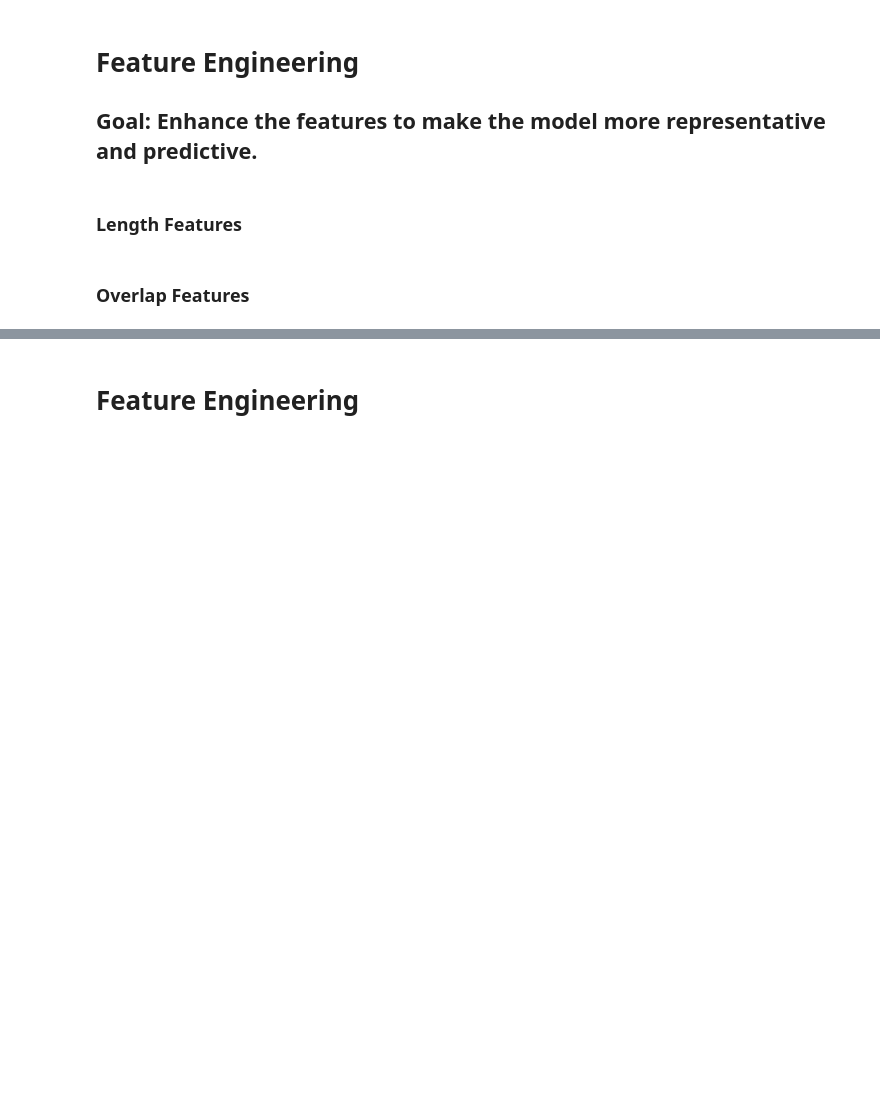
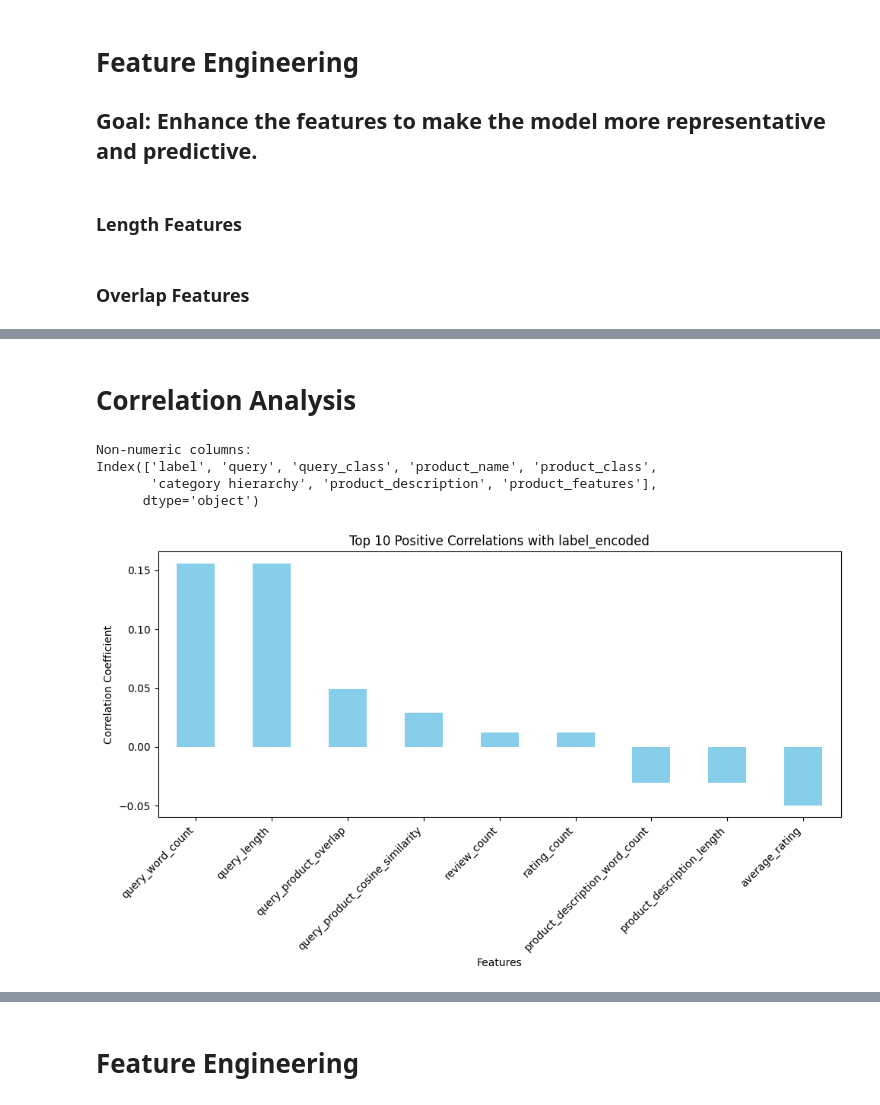
Before and after one commit to cody-mckeon/Search_Relevance, a Jupyter notebook: search_relevance.ipynb, the cells around one changed output, grey strips where cells are left out. Cells and saved outputs as stored; diff of their text form; code cells hidden in the pictures; blank space fills up the shorter version.

```diff
--- a/search_relevance.ipynb
+++ b/search_relevance.ipynb
@@ -420,0 +442,12 @@ fe_merged_df['query_product_overlap'] = merged_df.apply(lambda x: count_common_w
+# %%
+# Use Cosine Similarity between vectorized query and product description
+# Vectorize the 'query' and 'product_description' columns using CountVectorizer
+count_vectorizer = CountVectorizer()
+query_vectors = count_vectorizer.fit_transform(fe_merged_df['query'])
+product_description_vectors = count_vectorizer.transform(fe_merged_df['product_description'])
+
+# Calculate cosine similarity between query vectors and product description vectors
+cosine_similarities = [cosine_similarity(query_vectors[i], product_description_vectors[i])[0][0] for i in range(query_vectors.shape[0])]
+
+# Add cosine similarity to the DataFrame
+fe_merged_df['query_product_cosine_similarity'] = cosine_similarities
@@ -420,0 +517,50 @@ fe_merged_df['query_product_overlap'] = merged_df.apply(lambda x: count_common_w
+# %% [markdown]
+# Correlation Analysis
+# %%
+from sklearn.preprocessing import LabelEncoder
+
+correlation_fe_df = fe_merged_df.copy()
+
+# Initialize the LabelEncoder
+label_encoder = LabelEncoder()
+
+# Fit and transform the 'label' column
+correlation_fe_df['label_encoded'] = label_encoder.fit_transform(fe_merged_df['label'])
+
+# Drop Id column
+correlation_fe_df = correlation_fe_df.drop(columns=['id', 'product_id', 'query_id'])
+# %%
+# Identify non-numeric columns
+non_numeric_columns = correlation_fe_df.select_dtypes(include=['object']).columns
+
+# Print the names of non-numeric columns
+if len(non_numeric_columns) > 0:
+  print("Non-numeric columns:")
+  print(non_numeric_columns)
+else:
+  print("All columns are numeric.")
+# %% [output]
+Non-numeric columns:
+Index(['label', 'query', 'query_class', 'product_name', 'product_class',
+       'category hierarchy', 'product_description', 'product_features'],
+      dtype='object')
+# %%
+# Calculate the correlation matrix focusing on the correlation with 'label_encoded'
+correlation_fe_matrix = correlation_fe_df.select_dtypes(include=['number']).corr() # Select only numeric columns for correlation calculation
+correlation_fe_with_label = correlation_fe_matrix['label_encoded'].sort_values(ascending=False)
+
+# Extract the top positive and negative correlations with 'label_encoded'
+top_positive_correlations = correlation_fe_with_label.head(10)[1:] # Exclude 'label_encoded' itself
+top_negative_correlations = correlation_fe_with_label.tail(10)
+# %%
+# Bar Plot for the top 10 positively correlated features
+plt.figure(figsize=(10, 6))
+top_positive_correlations.plot(kind='bar', color='skyblue')
+plt.title('Top 10 Positive Correlations with label_encoded')
+plt.xlabel('Features')
+plt.ylabel('Correlation Coefficient')
+plt.xticks(rotation=45, ha='right')
+plt.tight_layout()
+plt.show()
+# %% [output]
+[figure, added]
```
Also changed, not shown: parts of 33 cells of this notebook.
